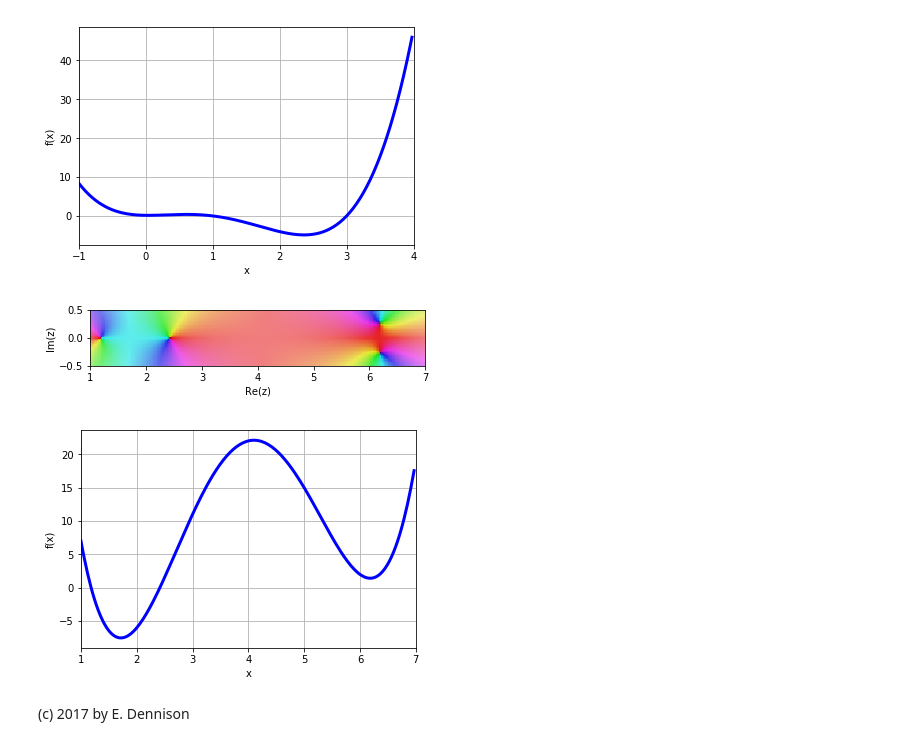
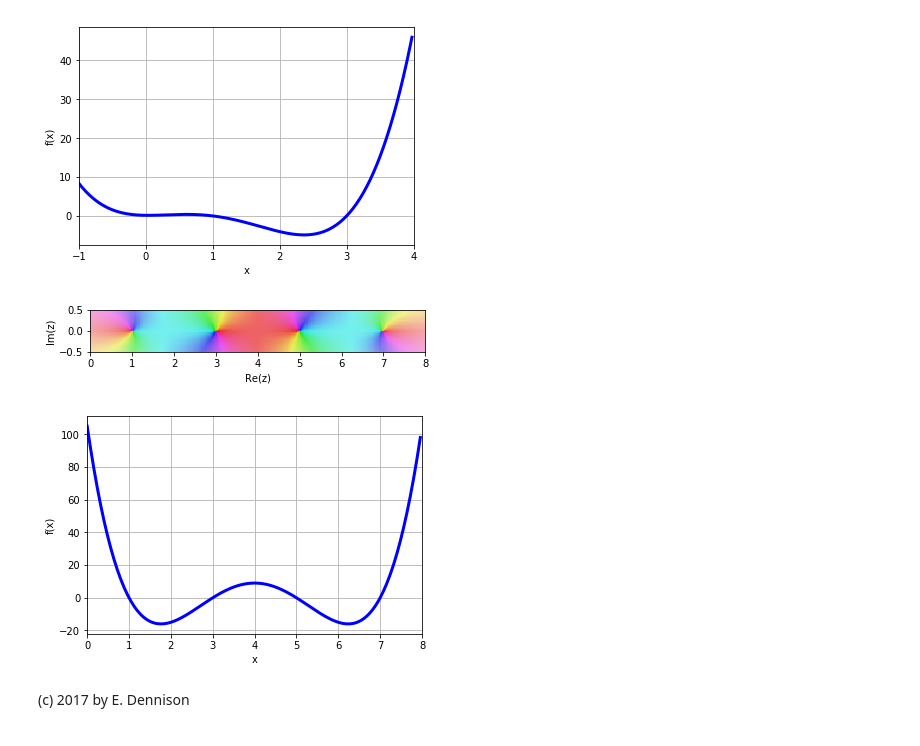
Before and after one commit to tiggerntatie/ipython-notebooks, a Jupyter notebook: Advanced Math/Polynomial Functions with Imaginary Numbers.ipynb, the cells around one changed output. Saved outputs shown, nothing was run; the diff lists cells and outputs as text; code cells hidden in the pictures.

```diff
--- a/Advanced Math/Polynomial Functions with Imaginary Numbers.ipynb
+++ b/Advanced Math/Polynomial Functions with Imaginary Numbers.ipynb
@@ -48,9 +48,9 @@ rcplot(lambda z: (z-1)*(z-3)*(z**2+0.05), [-1,4],[-0.5,0.5])
 [figure]
 [figure]
 # %%
-rcplot(lambda z: (z-1)*(z-3)*(z-5)*(z-7) + 2*z +5, [1,7], [-0.5,0.5])
+rcplot(lambda z: (z-1)*(z-3)*(z-5)*(z-7), [0,8], [-0.5,0.5])
 # %% [output]
-[figure, old version]
+[figure, new version]
-[figure, old version]
+[figure, new version]
 # %% [markdown]
 (c) 2017 by E. Dennison
```
Also changed, not shown: 1 other file.
